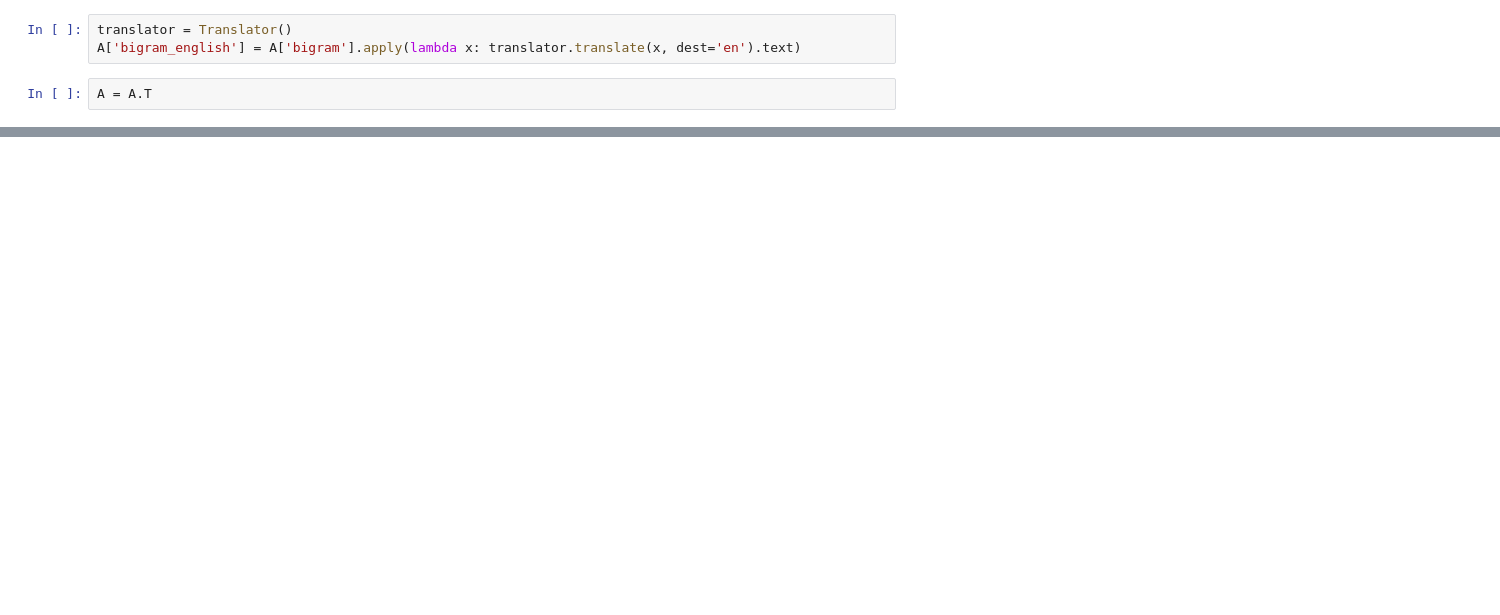
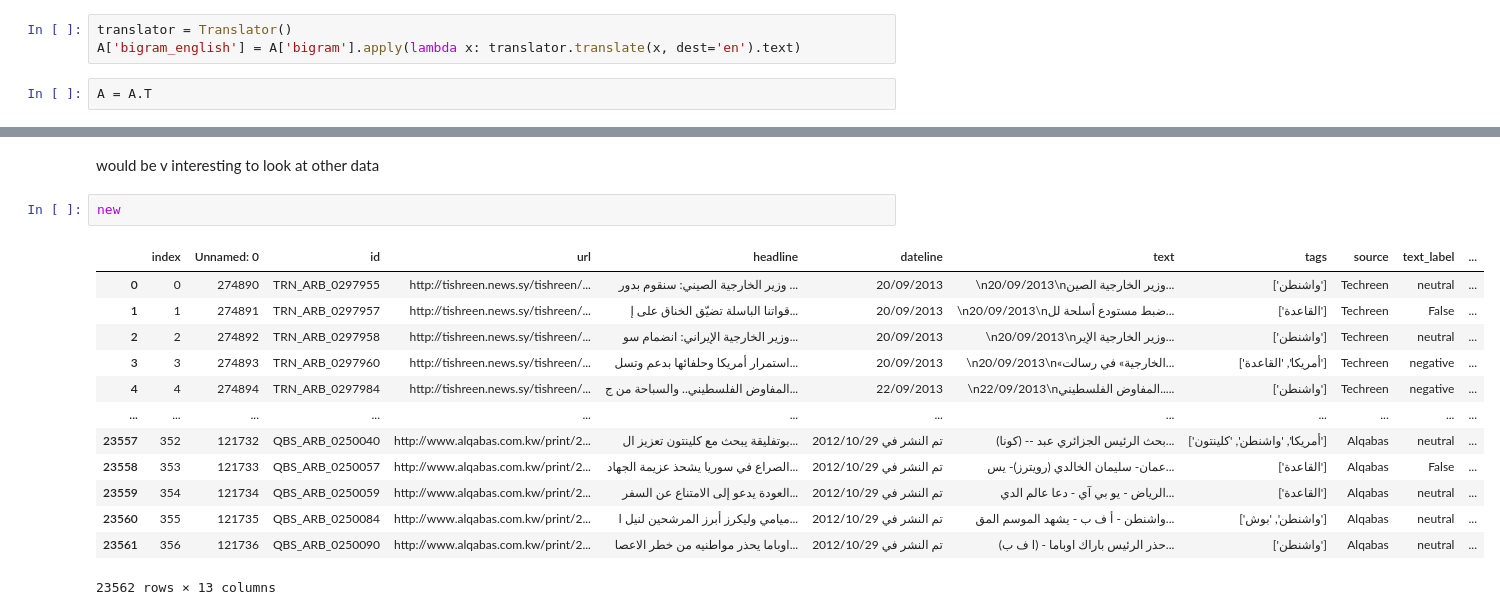
Before and after one commit to Rachuig-Green-Rackley-Shiben/arabic_media_nlp_project, a Jupyter notebook: mindy_drafts/initial_explore-Copy1.ipynb, the cells around one changed output, grey strips where cells are left out. Cells and saved outputs as stored; diff of their text form; blank space fills up the shorter version.

```diff
--- a/mindy_drafts/initial_explore-Copy1.ipynb
+++ b/mindy_drafts/initial_explore-Copy1.ipynb
@@ -1129,0 +1125,18 @@ pre_2012_Sabanews
+# %% [markdown]
+would be v interesting to look at other data
+# %%
+new
+# %% [output]
+|  | index | Unnamed: 0 | id | url | headline | dateline | text | tags | source | text_label | ... |
+| 0 | 0 | 274890 | TRN_ARB_0297955 | http://tishreen.news.sy/tishreen/... | وزير الخارجية الصيني: سنقوم بدور ... | 20/09/2013 | \n20/09/2013\nوزير الخارجية الصين... | ['واشنطن'] | Techreen | neutral | ... |
+| 1 | 1 | 274891 | TRN_ARB_0297957 | http://tishreen.news.sy/tishreen/... | قواتنا الباسلة تضيّق الخناق على إ... | 20/09/2013 | \n20/09/2013\nضبط مستودع أسلحة لل... | ['القاعدة'] | Techreen | False | ... |
+| 2 | 2 | 274892 | TRN_ARB_0297958 | http://tishreen.news.sy/tishreen/... | وزير الخارجية الإيراني: انضمام سو... | 20/09/2013 | \n20/09/2013\nوزير الخارجية الإير... | ['واشنطن'] | Techreen | neutral | ... |
+| 3 | 3 | 274893 | TRN_ARB_0297960 | http://tishreen.news.sy/tishreen/... | استمرار أمريكا وحلفائها بدعم وتسل... | 20/09/2013 | \n20/09/2013\n«الخارجية» في رسالت... | ['أمريكا', 'القاعدة'] | Techreen | negative | ... |
+| 4 | 4 | 274894 | TRN_ARB_0297984 | http://tishreen.news.sy/tishreen/... | المفاوض الفلسطيني.. والسباحة من ج... | 22/09/2013 | \n22/09/2013\nالمفاوض الفلسطيني..... | ['واشنطن'] | Techreen | negative | ... |
+| ... | ... | ... | ... | ... | ... | ... | ... | ... | ... | ... | ... |
+| 23557 | 352 | 121732 | QBS_ARB_0250040 | http://www.alqabas.com.kw/print/2... | بوتفليقة يبحث مع كلينتون تعزيز ال... | تم النشر في 2012/10/29 | (كونا) -- بحث الرئيس الجزائري عبد... | ['أمريكا', 'واشنطن', 'كلينتون'] | Alqabas | neutral | ... |
+| 23558 | 353 | 121733 | QBS_ARB_0250057 | http://www.alqabas.com.kw/print/2... | الصراع في سوريا يشحذ عزيمة الجهاد... | تم النشر في 2012/10/29 | عمان- سليمان الخالدي (رويترز)- يس... | ['القاعدة'] | Alqabas | False | ... |
+| 23559 | 354 | 121734 | QBS_ARB_0250059 | http://www.alqabas.com.kw/print/2... | العودة يدعو إلى الامتناع عن السفر... | تم النشر في 2012/10/29 | الرياض - يو بي آي - دعا عالم الدي... | ['القاعدة'] | Alqabas | neutral | ... |
+| 23560 | 355 | 121735 | QBS_ARB_0250084 | http://www.alqabas.com.kw/print/2... | ميامي وليكرز أبرز المرشحين لنيل ا... | تم النشر في 2012/10/29 | واشنطن - أ ف ب - يشهد الموسم المق... | ['واشنطن', 'بوش'] | Alqabas | neutral | ... |
+| 23561 | 356 | 121736 | QBS_ARB_0250090 | http://www.alqabas.com.kw/print/2... | اوباما يحذر مواطنيه من خطر الاعصا... | تم النشر في 2012/10/29 | (ا ف ب) - حذر الرئيس باراك اوباما... | ['واشنطن'] | Alqabas | neutral | ... |
+23562 rows × 13 columns
```
Also changed, not shown: parts of 73 cells of this notebook, 4 other files.
